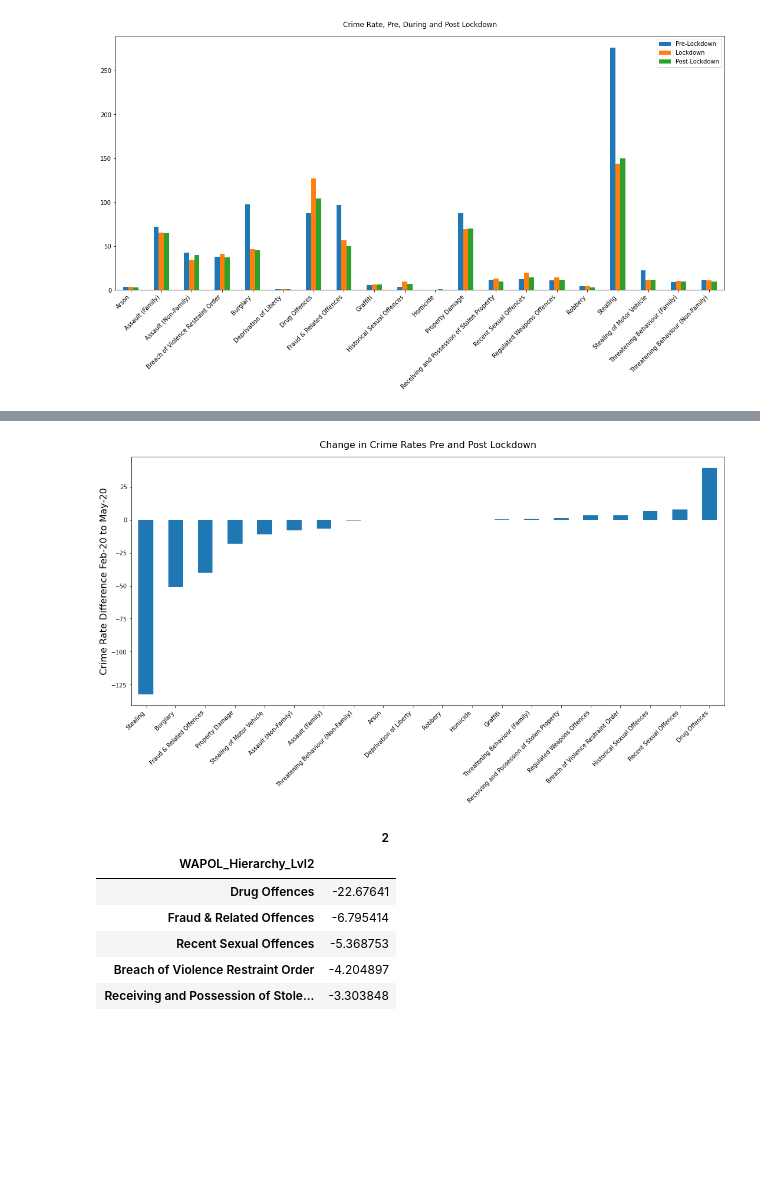
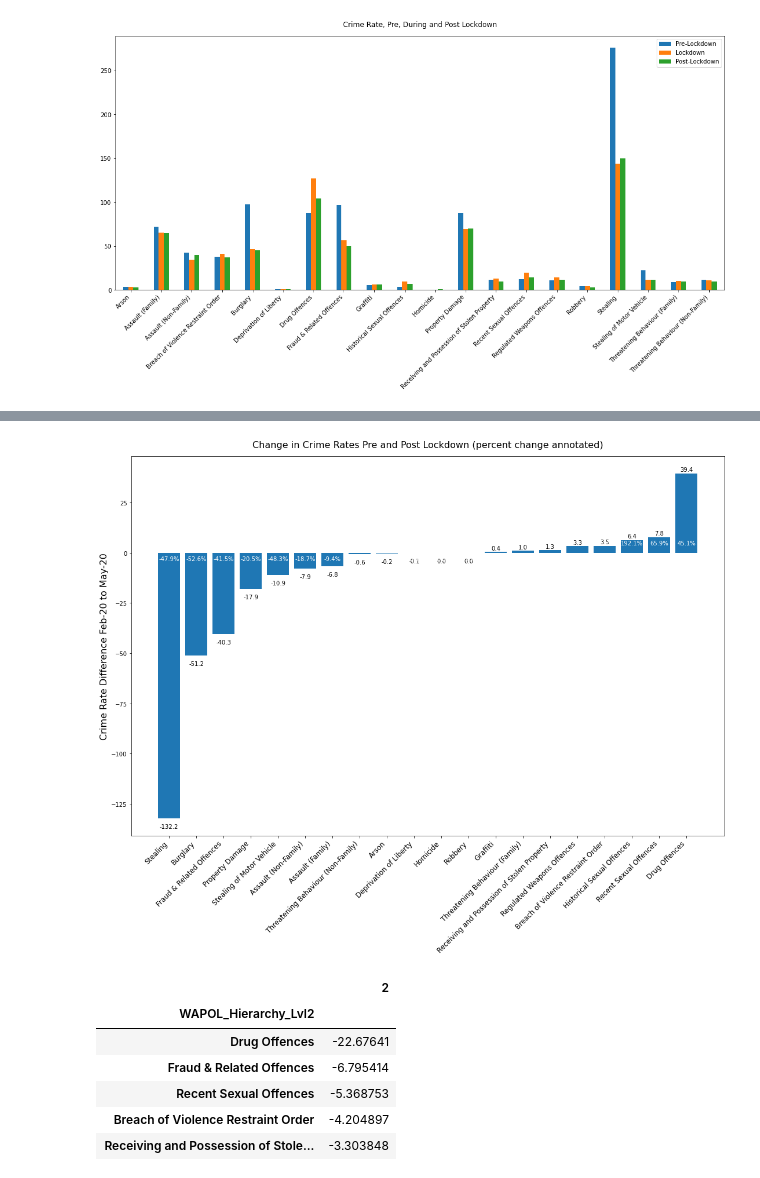
Before and after one commit to FernB/WACrimeRatesCovid19, a Jupyter notebook: WA Crime Rates.ipynb, the cells around one changed output, grey strips where cells are left out. Saved outputs shown, nothing was run; the diff lists cells and outputs as text; code cells hidden in the pictures; blank space fills up the shorter version.

```diff
--- a/WA Crime Rates.ipynb
+++ b/WA Crime Rates.ipynb
@@ -256,14 +256,31 @@ plt.xticks(rotation="45",ha='right')
 plt.show()
 # %% [output]
 [figure]
+# %%
+#label function
+def addlabel(x,y,z):
+    for i in range(len(x)):
+        plt.text(i,(y[i]-z , y[i]+1)[y[i]>0],f"{x[i]}",ha='center')
+# %%
+#percent label function
+def addlabel2(x,y,z):
+    for i in range(len(x)):
+        plt.text(i,(-z , 4)[y[i]>0],f"{x[i]}%",ha='center',color='w')
 # %%
 #get percentage change crime
-#crimechange = timeframescrime.pct_change().multiply(100).round(2)
-crimechange = timeframescrime.diff()
-crimechange.reset_index(inplace=True)
-crimesin = crimechange[crimechange['index']=='Lockdown']
-crimesin = crimesin.T.drop(labels="index", axis=0)
+
+
+crimepercent = timeframescrime.pct_change().multiply(100).round(1).reset_index()
+crimechange = timeframescrime.diff().round(1).reset_index()
+
+crimesin = crimechange[crimechange['index']=='Lockdown'].T
+crimespercentin = crimepercent[crimepercent['index']=='Lockdown'].T
+
 crimesin.to_csv("output/crimesinto.csv", encoding = "utf-8", index=True)
-crimesin.sort_values(by=[1], inplace=True)
-crimesin
+
+crimesmerge = pd.merge(crimesin,crimespercentin,on="WAPOL_Hierarchy_Lvl2")
+crimesmerge = crimesmerge.drop(labels="index", axis=0)
+crimesmerge.sort_values(by='1_x', inplace = True)
+
+crimesmerge
 # %% [output]
@@ -288,14 +305,16 @@ crimesin
 # %%
 #bar chart of all crimes
-Transposed = crimesin.T
-crimesin.plot.bar(figsize=(15,10),legend=False)
-plt.title("Change in Crime Rates Pre and Post Lockdown", fontsize=16,pad=15)
+plt.figure(figsize = (15,10))
+plt.bar(crimesmerge.index,crimesmerge['1_x'])
+plt.title("Change in Crime Rates Pre and Post Lockdown (percent change annotated)", fontsize=16,pad=15)
 plt.tight_layout()
 plt.xlabel("")
 plt.ylabel("Crime Rate Difference Feb-20 to May-20",fontsize=16)
-plt.xticks(rotation="45",ha='right')
-plt.savefig("output/preandpostbar.png",bbox_inches='tight')
+addlabel(crimesmerge['1_x'],crimesmerge['1_x'],5)
+addlabel2(crimesmerge['1_y'],crimesmerge['1_x'],4)
+plt.xticks(rotation="45",ha='right',fontsize=12)
+plt.savefig("output/crimespreandpostbar.png",bbox_inches='tight')
 plt.show()
 # %% [output]
-[figure, old version]
+[figure, new version]
 # %%
```
Also changed, not shown: parts of 17 cells of this notebook, 10 other files.
